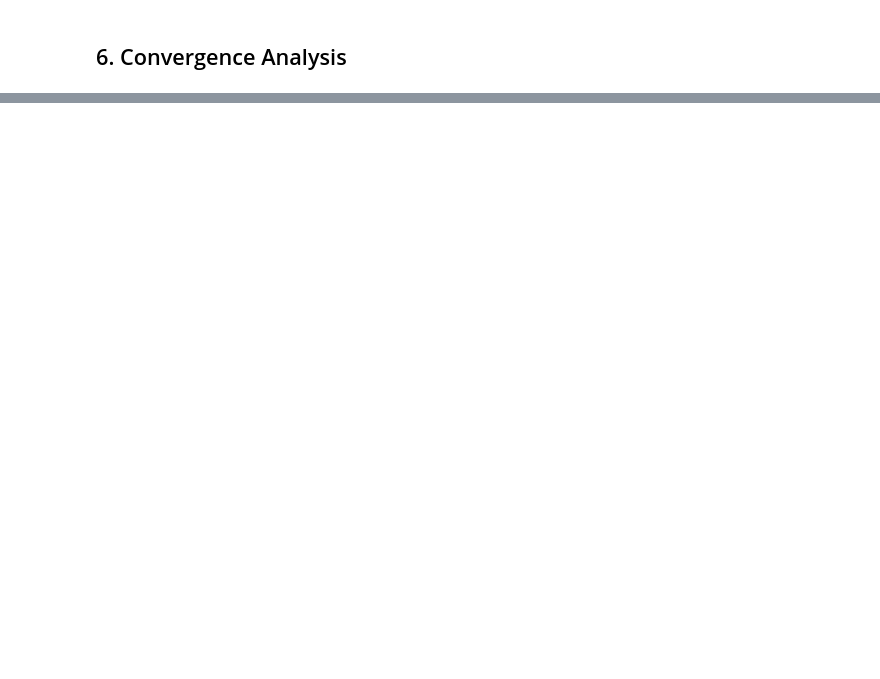
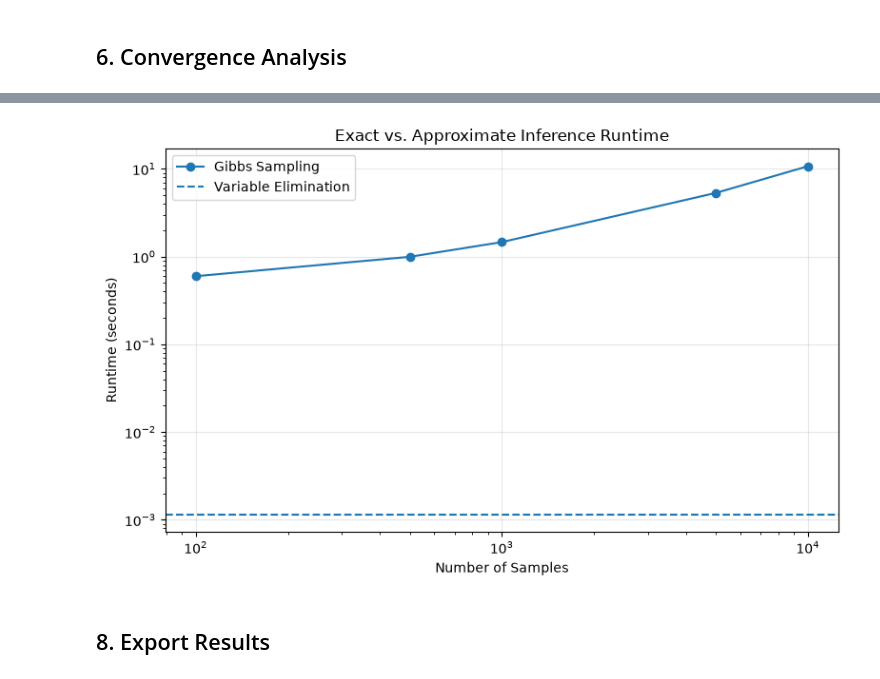
Before and after one commit to ijding/CSE150A_250A_FA_26_Project, a Jupyter notebook: approximate_inference.ipynb, the cells around one changed output, grey strips where cells are left out. Cells and saved outputs as stored; diff of their text form; code cells hidden in the pictures; blank space fills up the shorter version.

```diff
--- a/approximate_inference.ipynb
+++ b/approximate_inference.ipynb
@@ -456,0 +616,19 @@ for query_spec in convergence_queries:
+# %%
+mean_exact_runtime = exact_runtime_results["runtime"].mean()
+
+runtime_comparison = convergence_summary[
+    ["n_samples", "mean_runtime"]
+].copy()
+
+runtime_comparison = runtime_comparison.rename(
+    columns={"mean_runtime": "gibbs_runtime"}
+)
+
+runtime_comparison["exact_runtime"] = mean_exact_runtime
+
+runtime_comparison["runtime_ratio"] = (
+    runtime_comparison["gibbs_runtime"] /
+    runtime_comparison["exact_runtime"]
+)
+
+runtime_comparison
@@ -456,0 +642,34 @@ for query_spec in convergence_queries:
+# %%
+plt.figure(figsize=(8, 5))
+
+plt.plot(
+    runtime_comparison["n_samples"],
+    runtime_comparison["gibbs_runtime"],
+    marker="o",
+    label="Gibbs Sampling"
+)
+
+plt.axhline(
+    y=mean_exact_runtime,
+    linestyle="--",
+    label="Variable Elimination"
+)
+
+plt.xscale("log")
+plt.yscale("log")
+plt.xlabel("Number of Samples")
+plt.ylabel("Runtime (seconds)")
+plt.title("Exact vs. Approximate Inference Runtime")
+plt.legend()
+plt.grid(True, alpha=0.3)
+plt.tight_layout()
+plt.savefig(
+    output_dir / "runtime_comparison.png",
+    dpi=300,
+    bbox_inches="tight"
+)
+plt.show()
+# %% [output]
+[figure, added]
+# %% [markdown]
+## 8. Export Results
```
Also changed, not shown: parts of 15 cells of this notebook, 9 other files.
